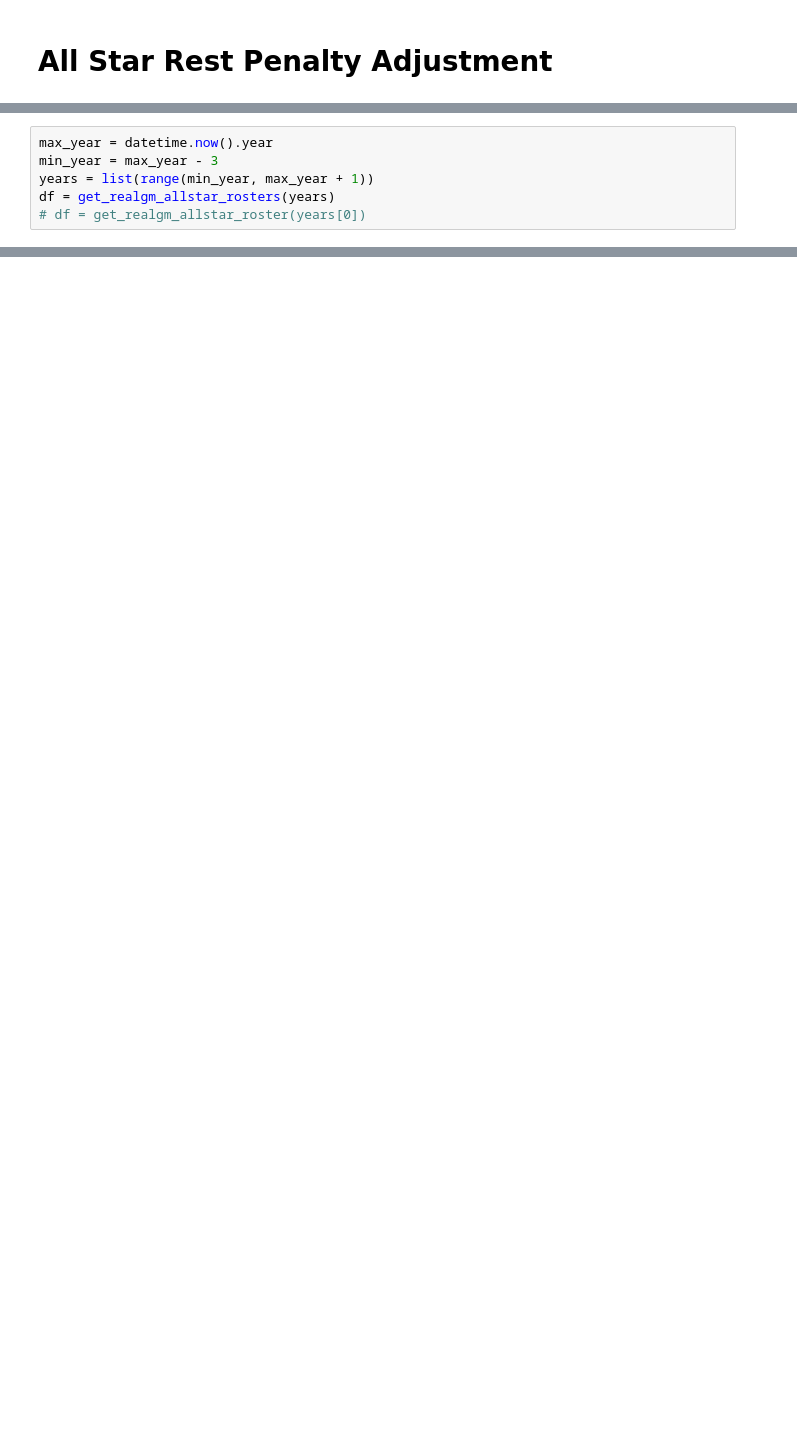
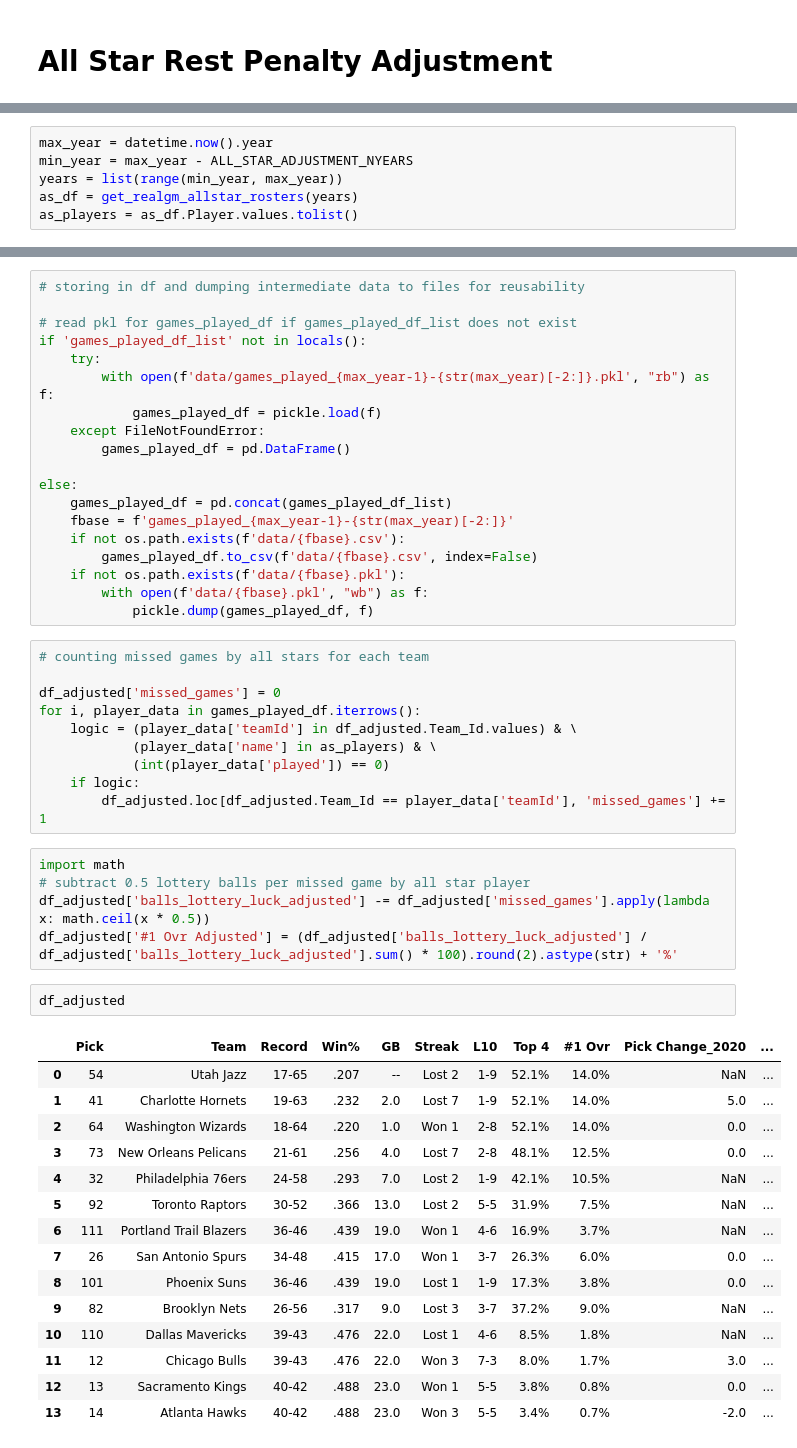
Before and after one commit to lambertaa/nba-analysis, a Jupyter notebook: nba_draft_lottery/draft_lottery_adjust.ipynb, the cells around one changed output, grey strips where cells are left out. Saved outputs shown, nothing was run; the diff lists cells and outputs as text; blank space fills up the shorter version.

```diff
--- a/nba_draft_lottery/draft_lottery_adjust.ipynb
+++ b/nba_draft_lottery/draft_lottery_adjust.ipynb
@@ -225,6 +200,6 @@ tables = soup.find_all("table", class_="stats_table")
 # %%
 max_year = datetime.now().year
-min_year = max_year - 3
-years = list(range(min_year, max_year + 1))
-df = get_realgm_allstar_rosters(years)
-# df = get_realgm_allstar_roster(years[0])
+min_year = max_year - ALL_STAR_ADJUSTMENT_NYEARS
+years = list(range(min_year, max_year))
+as_df = get_realgm_allstar_rosters(years)
+as_players = as_df.Player.values.tolist()
@@ -283,0 +268,52 @@ year_df_list[0]
+# %%
+# storing in df and dumping intermediate data to files for reusability
+
+# read pkl for games_played_df if games_played_df_list does not exist
+if 'games_played_df_list' not in locals():
+    try:
+        with open(f'data/games_played_{max_year-1}-{str(max_year)[-2:]}.pkl', "rb") as f:
+            games_played_df = pickle.load(f)
+    except FileNotFoundError:
+        games_played_df = pd.DataFrame()
+
+else:
+    games_played_df = pd.concat(games_played_df_list)
+    fbase = f'games_played_{max_year-1}-{str(max_year)[-2:]}'
+    if not os.path.exists(f'data/{fbase}.csv'):
+        games_played_df.to_csv(f'data/{fbase}.csv', index=False)
+    if not os.path.exists(f'data/{fbase}.pkl'):
+        with open(f'data/{fbase}.pkl', "wb") as f:
+            pickle.dump(games_played_df, f)
+# %%
+# counting missed games by all stars for each team
+
+df_adjusted['missed_games'] = 0
+for i, player_data in games_played_df.iterrows():
+    logic = (player_data['teamId'] in df_adjusted.Team_Id.values) & \
+            (player_data['name'] in as_players) & \
+            (int(player_data['played']) == 0)
+    if logic:
+        df_adjusted.loc[df_adjusted.Team_Id == player_data['teamId'], 'missed_games'] += 1
+# %%
+import math
+# subtract 0.5 lottery balls per missed game by all star player
+df_adjusted['balls_lottery_luck_adjusted'] -= df_adjusted['missed_games'].apply(lambda x: math.ceil(x * 0.5))
+df_adjusted['#1 Ovr Adjusted'] = (df_adjusted['balls_lottery_luck_adjusted'] / df_adjusted['balls_lottery_luck_adjusted'].sum() * 100).round(2).astype(str) + '%'
+# %%
+df_adjusted
+# %% [output]
+|  | Pick | Team | Record | Win% | GB | Streak | L10 | Top 4 | #1 Ovr | Pick Change_2020 | ... |
+| 0 | 54 | Utah Jazz | 17-65 | .207 | -- | Lost 2 | 1-9 | 52.1% | 14.0% | NaN | ... |
+| 1 | 41 | Charlotte Hornets | 19-63 | .232 | 2.0 | Lost 7 | 1-9 | 52.1% | 14.0% | 5.0 | ... |
+| 2 | 64 | Washington Wizards | 18-64 | .220 | 1.0 | Won 1 | 2-8 | 52.1% | 14.0% | 0.0 | ... |
+| 3 | 73 | New Orleans Pelicans | 21-61 | .256 | 4.0 | Lost 7 | 2-8 | 48.1% | 12.5% | 0.0 | ... |
+| 4 | 32 | Philadelphia 76ers | 24-58 | .293 | 7.0 | Lost 2 | 1-9 | 42.1% | 10.5% | NaN | ... |
+| 5 | 92 | Toronto Raptors | 30-52 | .366 | 13.0 | Lost 2 | 5-5 | 31.9% | 7.5% | NaN | ... |
+| 6 | 111 | Portland Trail Blazers | 36-46 | .439 | 19.0 | Won 1 | 4-6 | 16.9% | 3.7% | NaN | ... |
+| 7 | 26 | San Antonio Spurs | 34-48 | .415 | 17.0 | Won 1 | 3-7 | 26.3% | 6.0% | 0.0 | ... |
+| 8 | 101 | Phoenix Suns | 36-46 | .439 | 19.0 | Lost 1 | 1-9 | 17.3% | 3.8% | 0.0 | ... |
+| 9 | 82 | Brooklyn Nets | 26-56 | .317 | 9.0 | Lost 3 | 3-7 | 37.2% | 9.0% | NaN | ... |
+| 10 | 110 | Dallas Mavericks | 39-43 | .476 | 22.0 | Lost 1 | 4-6 | 8.5% | 1.8% | NaN | ... |
+| 11 | 12 | Chicago Bulls | 39-43 | .476 | 22.0 | Won 3 | 7-3 | 8.0% | 1.7% | 3.0 | ... |
+| 12 | 13 | Sacramento Kings | 40-42 | .488 | 23.0 | Won 1 | 5-5 | 3.8% | 0.8% | 0.0 | ... |
+| 13 | 14 | Atlanta Hawks | 40-42 | .488 | 23.0 | Won 3 | 5-5 | 3.4% | 0.7% | -2.0 | ... |
```
Also changed, not shown: parts of 23 cells of this notebook, 6 other files.
